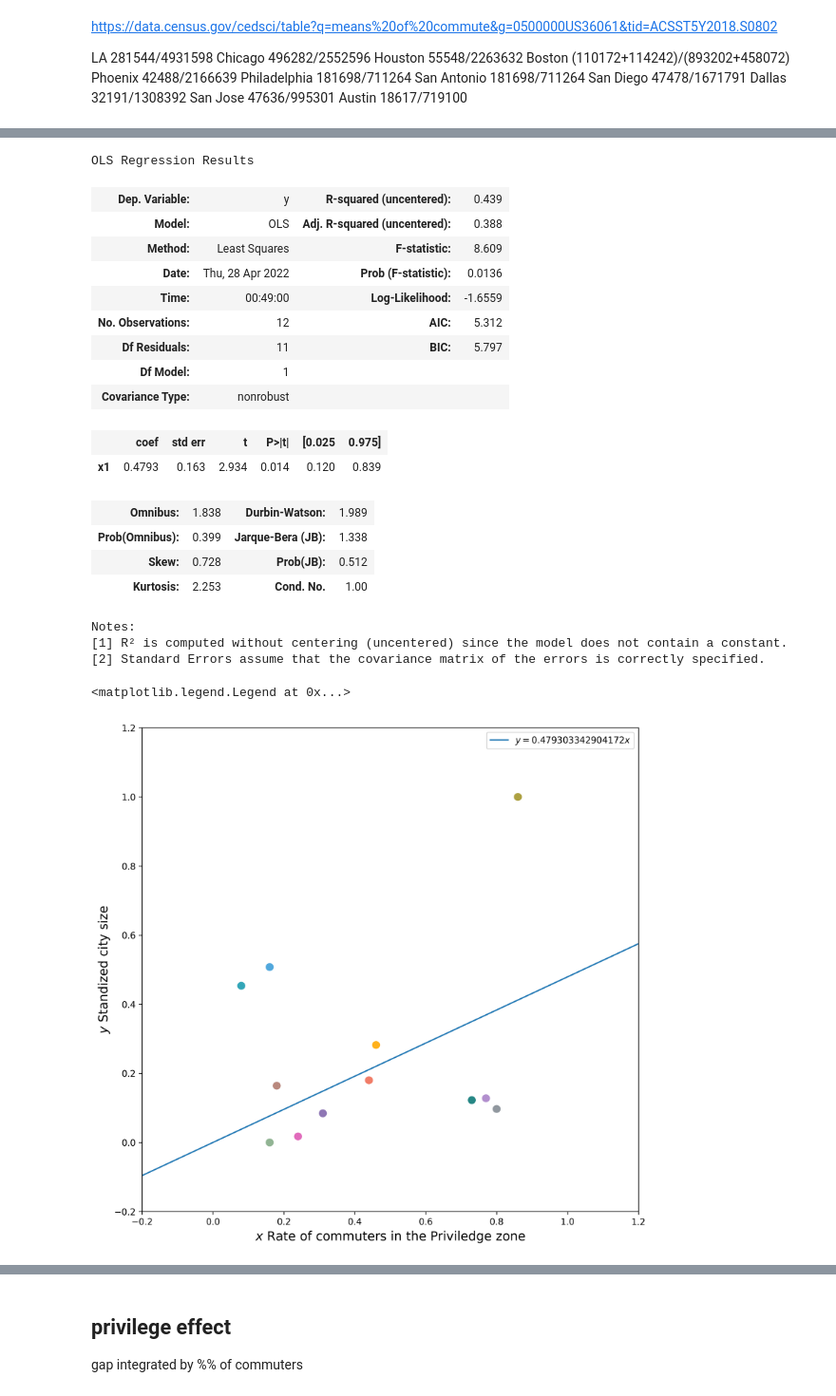
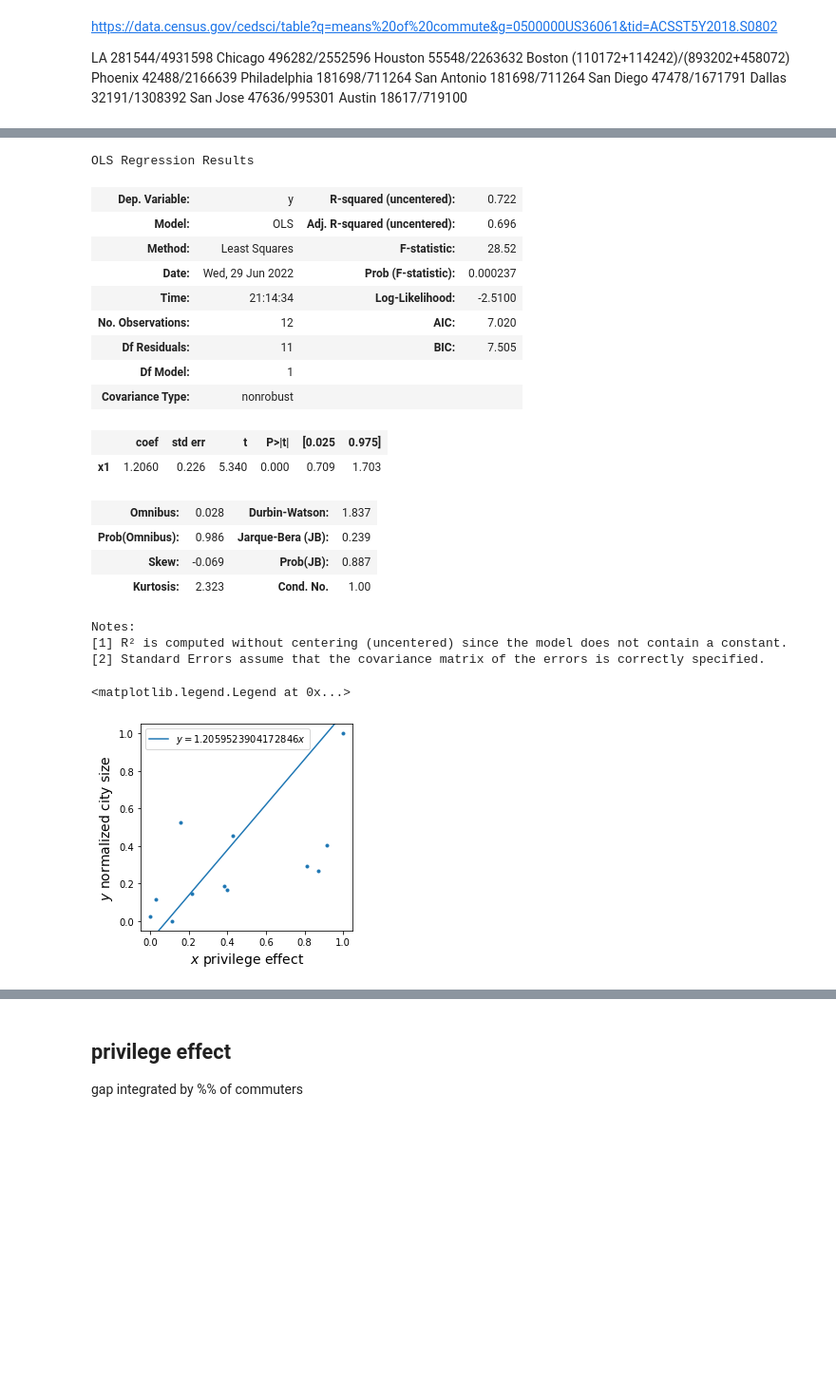
Before and after one commit to yuribogomolov/sttn, a Jupyter notebook: notebooks/f(d)_gravity_model-explain.ipynb, the cells around one changed output, grey strips where cells are left out. Shown at 95% size. Cells and saved outputs as stored; diff of their text form; code cells hidden in the pictures; blank space fills up the shorter version.

```diff
--- a/notebooks/f(d)_gravity_model-explain.ipynb
+++ b/notebooks/f(d)_gravity_model-explain.ipynb
@@ -704,10 +227,3 @@ def all_nonprivilege_zone(curve1,curve3):
         else:
             nonprivilege_zone = [(curve1[0][0],privilege_zone[0][0])]
     return nonprivilege_zone
-# %%
-city = 'Los Angeles'
-
-curve1 = list(zip([float(i) for i in Distfd1[city].keys()],Distfd1[city].values()))
-curve3 = list(zip([float(i) for i in Distfd3[city].keys()],Distfd3[city].values()))
-point,section = intersection_point(curve1,curve3)
-point,section
@@ -723,9 +229,0 @@ point,section
-# %%
-for city,state, counties in cities:
-    if city in citiesList:
-        print(city)
-        curve1 = list(zip([float(i) for i in Distfd1[city].keys()],Distfd1[city].values()))
-        curve3 = list(zip([float(i) for i in Distfd3[city].keys()],Distfd3[city].values()))
-        print(curve1[0][0], curve3[-1][0])
-        print(all_privilege_zone(curve1,curve3))
-        print(all_nonprivilege_zone(curve1,curve3))
@@ -793,53 +287,54 @@ Austin
 # %%
 scaler = MinMaxScaler()
-sizevalues = scaler.fit_transform(np.array(list(size.values())).reshape(-1,1))
-fitmodel = sm.OLS(sizevalues,np.array(list(privilegeCommutersRate.values())).reshape(-1,1)).fit()
+normdensity = scaler.fit_transform((np.array(list(size.values()))/np.array(list(population.values()))).reshape(-1,1))
+
+scaler = MinMaxScaler()
+normprivilegeCommutersRate = scaler.fit_transform(np.array(list(privilegeCommutersRate.values())).reshape(-1,1))
+
+fitmodel = sm.OLS(normprivilegeCommutersRate,normdensity).fit()
 fitmodel.summary()
 # %% [output]
 OLS Regression Results
-| Dep. Variable: | y | R-squared (uncentered): | 0.439 |
-| Model: | OLS | Adj. R-squared (uncentered): | 0.388 |
-| Method: | Least Squares | F-statistic: | 8.609 |
-| Date: | Thu, 28 Apr 2022 | Prob (F-statistic): | 0.0136 |
-| Time: | 00:49:00 | Log-Likelihood: | -1.6559 |
-| No. Observations: | 12 | AIC: | 5.312 |
-| Df Residuals: | 11 | BIC: | 5.797 |
+| Dep. Variable: | y | R-squared (uncentered): | 0.722 |
+| Model: | OLS | Adj. R-squared (uncentered): | 0.696 |
+| Method: | Least Squares | F-statistic: | 28.52 |
+| Date: | Wed, 29 Jun 2022 | Prob (F-statistic): | 0.000237 |
+| Time: | 21:14:34 | Log-Likelihood: | -2.5100 |
+| No. Observations: | 12 | AIC: | 7.020 |
+| Df Residuals: | 11 | BIC: | 7.505 |
 | Df Model: | 1 |  |  |
 | Covariance Type: | nonrobust |  |  |
 |  | coef | std err | t | P>|t| | [0.025 | 0.975] |
-| x1 | 0.4793 | 0.163 | 2.934 | 0.014 | 0.120 | 0.839 |
+| x1 | 1.2060 | 0.226 | 5.340 | 0.000 | 0.709 | 1.703 |
-| Omnibus: | 1.838 | Durbin-Watson: | 1.989 |
-| Prob(Omnibus): | 0.399 | Jarque-Bera (JB): | 1.338 |
-| Skew: | 0.728 | Prob(JB): | 0.512 |
-| Kurtosis: | 2.253 | Cond. No. | 1.00 |
+| Omnibus: | 0.028 | Durbin-Watson: | 1.837 |
+| Prob(Omnibus): | 0.986 | Jarque-Bera (JB): | 0.239 |
+| Skew: | -0.069 | Prob(JB): | 0.887 |
+| Kurtosis: | 2.323 | Cond. No. | 1.00 |
 Notes:
 [1] R² is computed without centering (uncentered) since the model does not contain a constant.
 [2] Standard Errors assume that the covariance matrix of the errors is correctly specified.
 # %%
 from adjustText import adjust_text
 
 colors = ['#E16BBC','#51A8DD','#B9887D','#F17C67','#FFB11B','#ADA142',
           '#91B493','#268785','#33A6B8','#8F77B5','#b28FCE','#91989F']
 
-fig, ax = plt.subplots(figsize=(10,10),dpi=300)
+fig, ax = plt.subplots(figsize=(4,4))
 
 i = 0
-for x, y, r in zip(list(privilegeCommutersRate.values()), sizevalues,
-                       list(publictransit.values())):
-    circle = plt.Circle((x, y), 0.01, color=colors[i])
-    i += 1
-    ax.add_patch(circle)
 
-ax.set_xlabel('$x$ Rate of commuters in the Priviledge zone',fontsize=14)
-ax.set_ylabel('$y$ Standized city size',fontsize=14)
+plt.plot(normprivilegeCommutersRate,normdensity,'.')
+
+ax.set_xlabel('$x$ privilege effect',fontsize=14)
+ax.set_ylabel('$y$ normalized city size',fontsize=14)
 
 
-plt.xlim([-0.2, 1.2])
-plt.ylim([-0.2, 1.2])
+# plt.xlim([-0.02, 0.12])
+# plt.ylim([-0.2, 1.2])
 m = fitmodel.params[0]
-plt.axline(xy1=(0, 0), slope=m, label=f'$y = %sx$'%m)
+plt.axline(xy1=(0.5, 0.5), slope=m, label=f'$y = %sx$'%m)
 plt.legend()
-# plt.savefig('priviledge rate - size.png')
+# plt.savefig('img/priviledge effect - public transit.png')
 # %% [output]
 <matplotlib.legend.Legend at 0x...>
-[figure, old version]
+[figure, new version]
```
Also changed, not shown: parts of 55 cells of this notebook.
